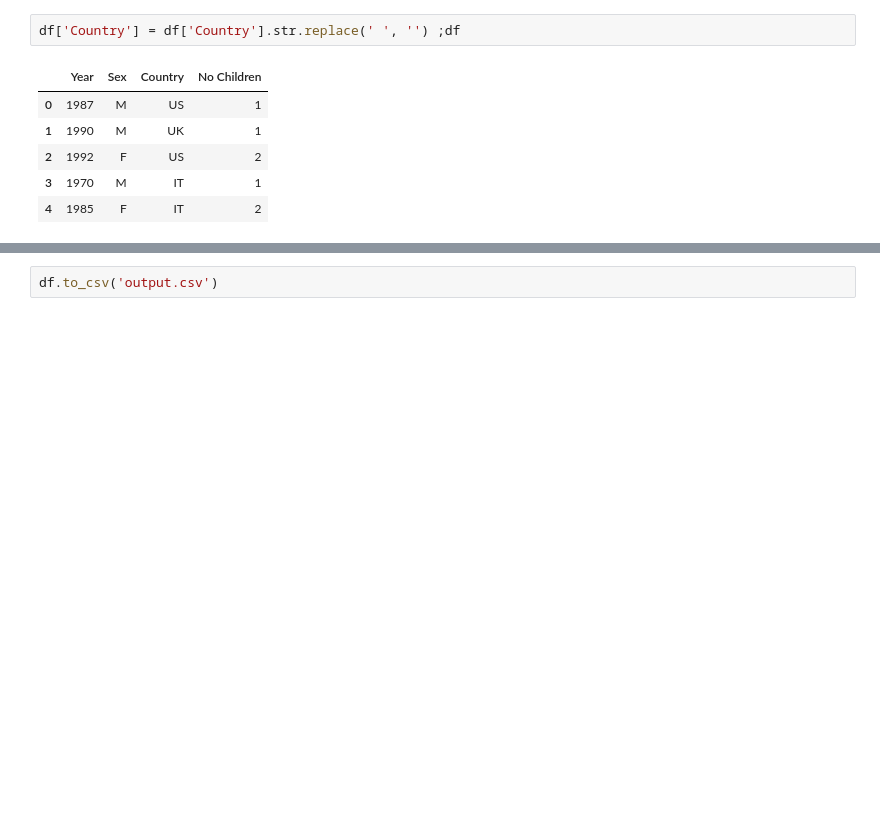
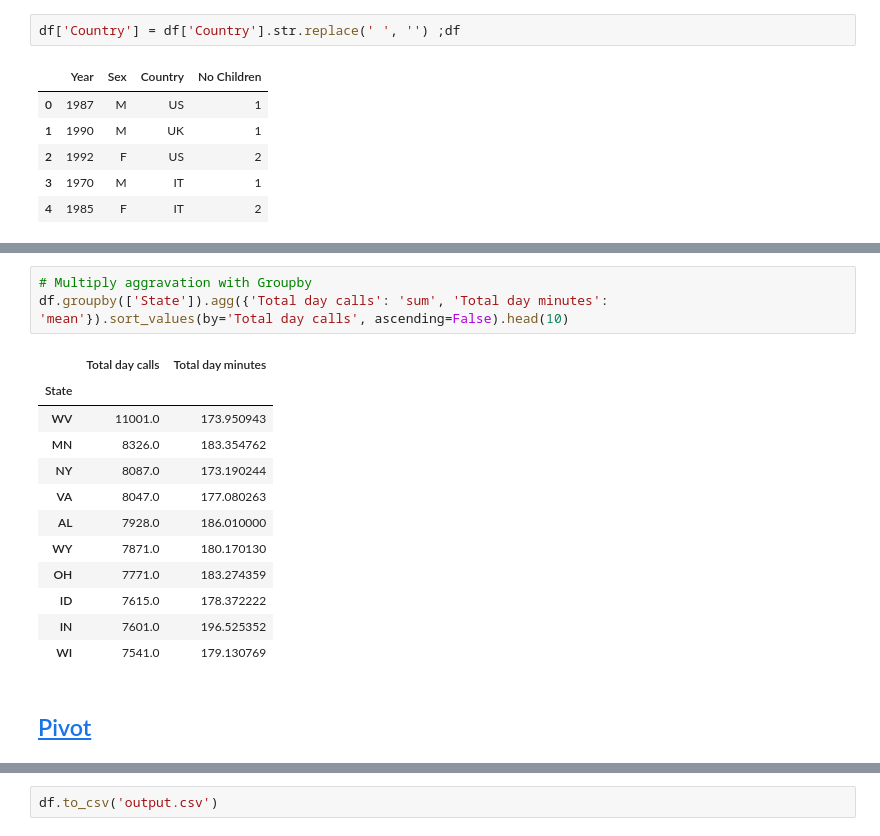
Before and after one commit to tinapyp/data-science-learning, a Jupyter notebook: Libraries/Pandas/pandas.ipynb, the cells around one changed output, grey strips where cells are left out. Saved outputs shown, nothing was run; the diff lists cells and outputs as text; blank space fills up the shorter version.

```diff
--- a/Libraries/Pandas/pandas.ipynb
+++ b/Libraries/Pandas/pandas.ipynb
@@ -1234,0 +1316,18 @@ df['Country'] = df['Country'].str.replace(' ', '') ;df
+# %%
+# Multiply aggravation with Groupby
+df.groupby(['State']).agg({'Total day calls': 'sum', 'Total day minutes': 'mean'}).sort_values(by='Total day calls', ascending=False).head(10)
+# %% [output]
+|  | Total day calls | Total day minutes |
+| State |  |  |
+| WV | 11001.0 | 173.950943 |
+| MN | 8326.0 | 183.354762 |
+| NY | 8087.0 | 173.190244 |
+| VA | 8047.0 | 177.080263 |
+| AL | 7928.0 | 186.010000 |
+| WY | 7871.0 | 180.170130 |
+| OH | 7771.0 | 183.274359 |
+| ID | 7615.0 | 178.372222 |
+| IN | 7601.0 | 196.525352 |
+| WI | 7541.0 | 179.130769 |
+# %% [markdown]
+## <a id='toc5_2_'></a>[Pivot](#toc0_)
```
Also changed, not shown: parts of 24 cells of this notebook.
